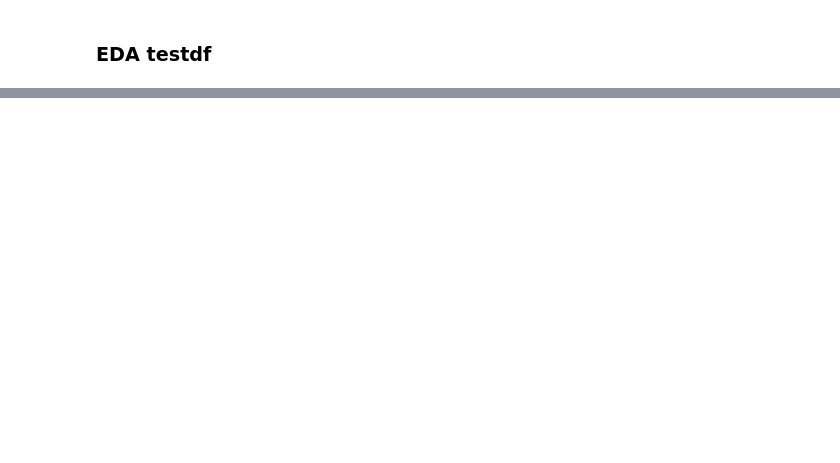
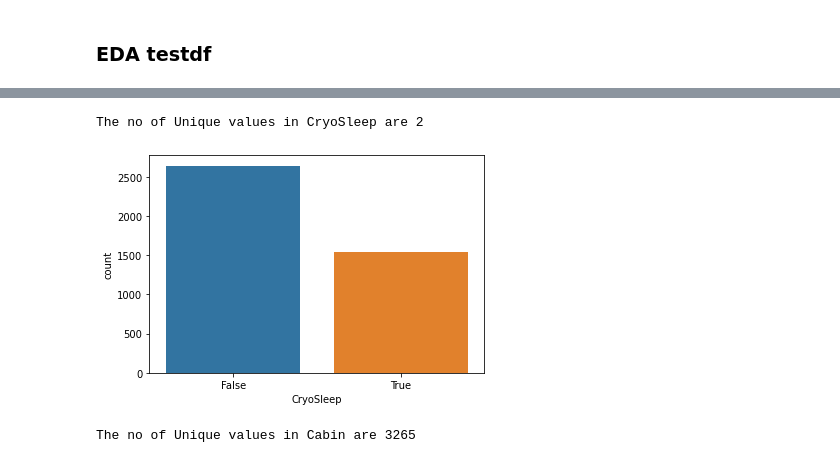
Before and after one commit to rohandawar/Titanic_Sapceship, a Jupyter notebook: titanic-spaceship-1.ipynb, the cells around one changed output, grey strips where cells are left out. Saved outputs shown, nothing was run; the diff lists cells and outputs as text; code cells hidden in the pictures; blank space fills up the shorter version.

```diff
--- a/titanic-spaceship-1.ipynb
+++ b/titanic-spaceship-1.ipynb
@@ -156,0 +175,9 @@ The no of Unique values in Transported are 2
+# %%
+Univariate(testdf,'CryoSleep')
+# %% [output]
+The no of Unique values in CryoSleep are 2
+[figure, added]
+# %%
+Univariate(testdf,'Cabin')
+# %% [output]
+The no of Unique values in Cabin are 3265
```
Also changed, not shown: parts of 13 cells of this notebook.
